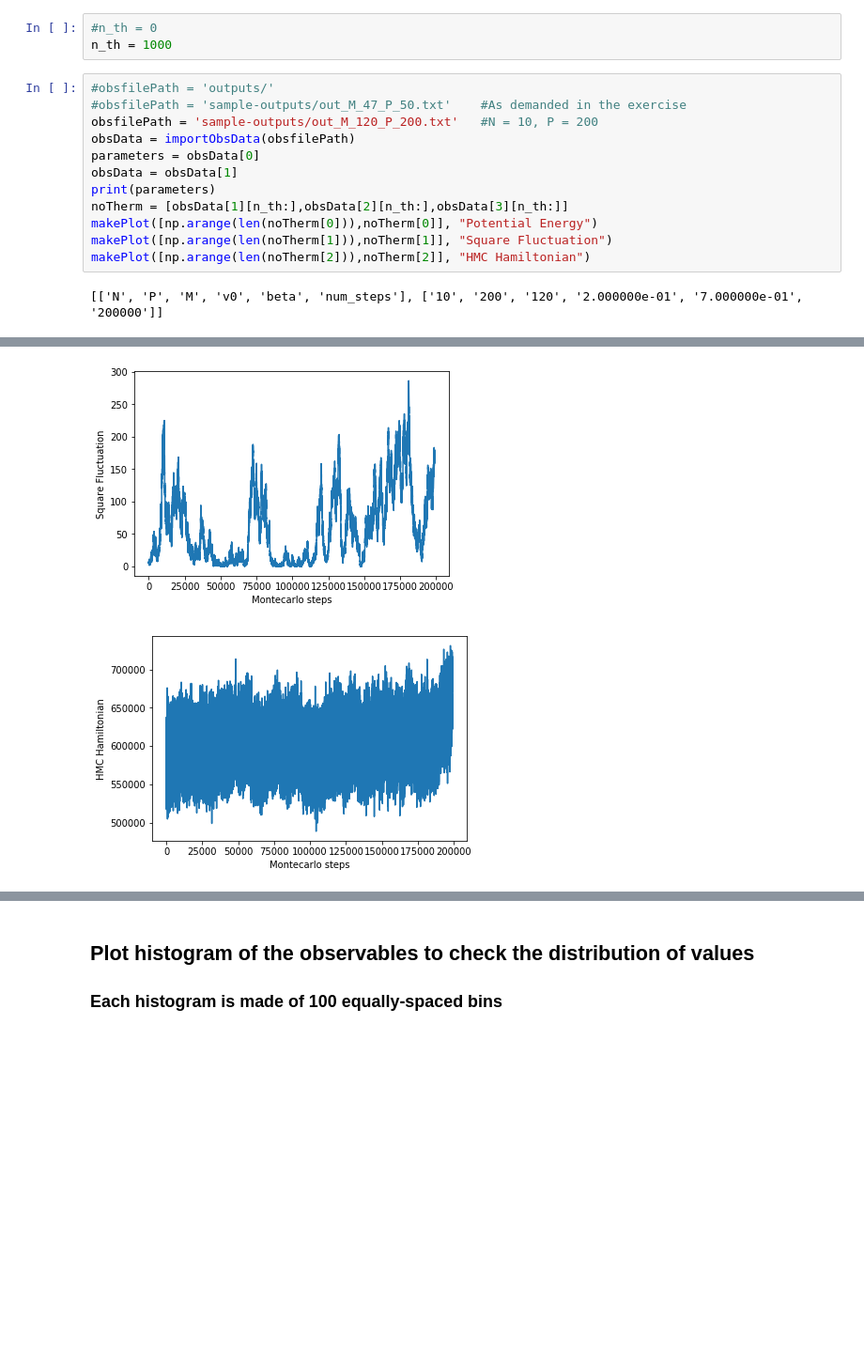
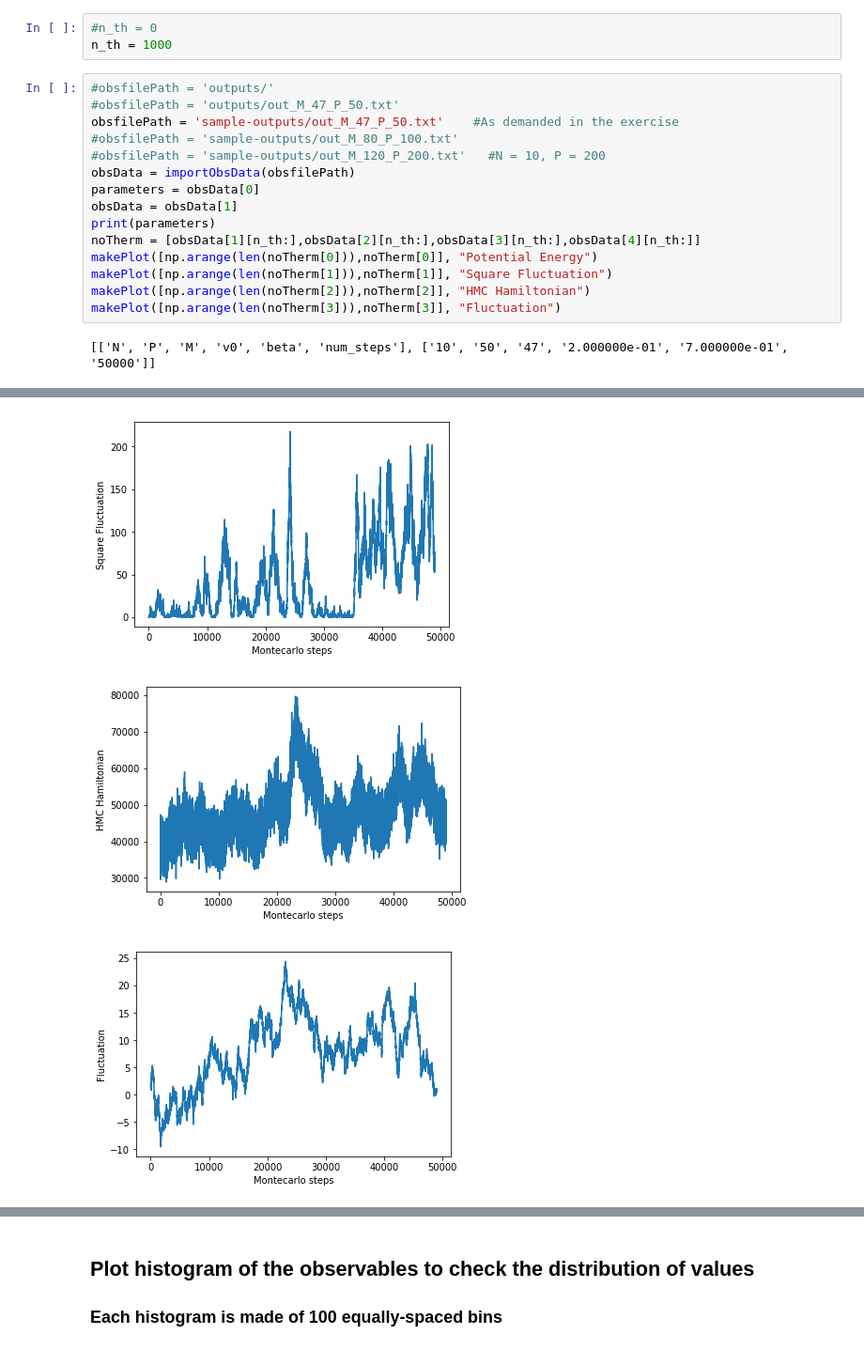
Before and after one commit to tisabe/hmcp, a Jupyter notebook: output_processing.ipynb, the cells around one changed output, grey strips where cells are left out. Shown at 94% size. Cells and saved outputs as stored; diff of their text form; blank space fills up the shorter version.

Commit message:
Added fluctuation observable

```diff
--- a/output_processing.ipynb
+++ b/output_processing.ipynb
@@ -19,15 +19,18 @@ from mcutils import *    #Documentation see mcutils.py
 n_th = 1000
 # %%
 #obsfilePath = 'outputs/'
-#obsfilePath = 'sample-outputs/out_M_47_P_50.txt'    #As demanded in the exercise
-obsfilePath = 'sample-outputs/out_M_120_P_200.txt'   #N = 10, P = 200
+#obsfilePath = 'outputs/out_M_47_P_50.txt'
+obsfilePath = 'sample-outputs/out_M_47_P_50.txt'    #As demanded in the exercise
+#obsfilePath = 'sample-outputs/out_M_80_P_100.txt'
+#obsfilePath = 'sample-outputs/out_M_120_P_200.txt'   #N = 10, P = 200
 obsData = importObsData(obsfilePath)
 parameters = obsData[0]
 obsData = obsData[1]
 print(parameters)
-noTherm = [obsData[1][n_th:],obsData[2][n_th:],obsData[3][n_th:]]
+noTherm = [obsData[1][n_th:],obsData[2][n_th:],obsData[3][n_th:],obsData[4][n_th:]]
 makePlot([np.arange(len(noTherm[0])),noTherm[0]], "Potential Energy")
 makePlot([np.arange(len(noTherm[1])),noTherm[1]], "Square Fluctuation")
 makePlot([np.arange(len(noTherm[2])),noTherm[2]], "HMC Hamiltonian")
+makePlot([np.arange(len(noTherm[3])),noTherm[3]], "Fluctuation")
 # %% [output]
-[['N', 'P', 'M', 'v0', 'beta', 'num_steps'], ['10', '200', '120', '2.000000e-01', '7.000000e-01', '200000']]
+[['N', 'P', 'M', 'v0', 'beta', 'num_steps'], ['10', '50', '47', '2.000000e-01', '7.000000e-01', '50000']]
@@ -35,2 +38,3 @@ makePlot([np.arange(len(noTherm[2])),noTherm[2]], "HMC Hamiltonian")
-[figure, old version]
+[figure, new version]
-[figure, old version]
+[figure, new version]
+[figure, added]
```
Also changed, not shown: parts of 6 cells of this notebook, 8 other files.
